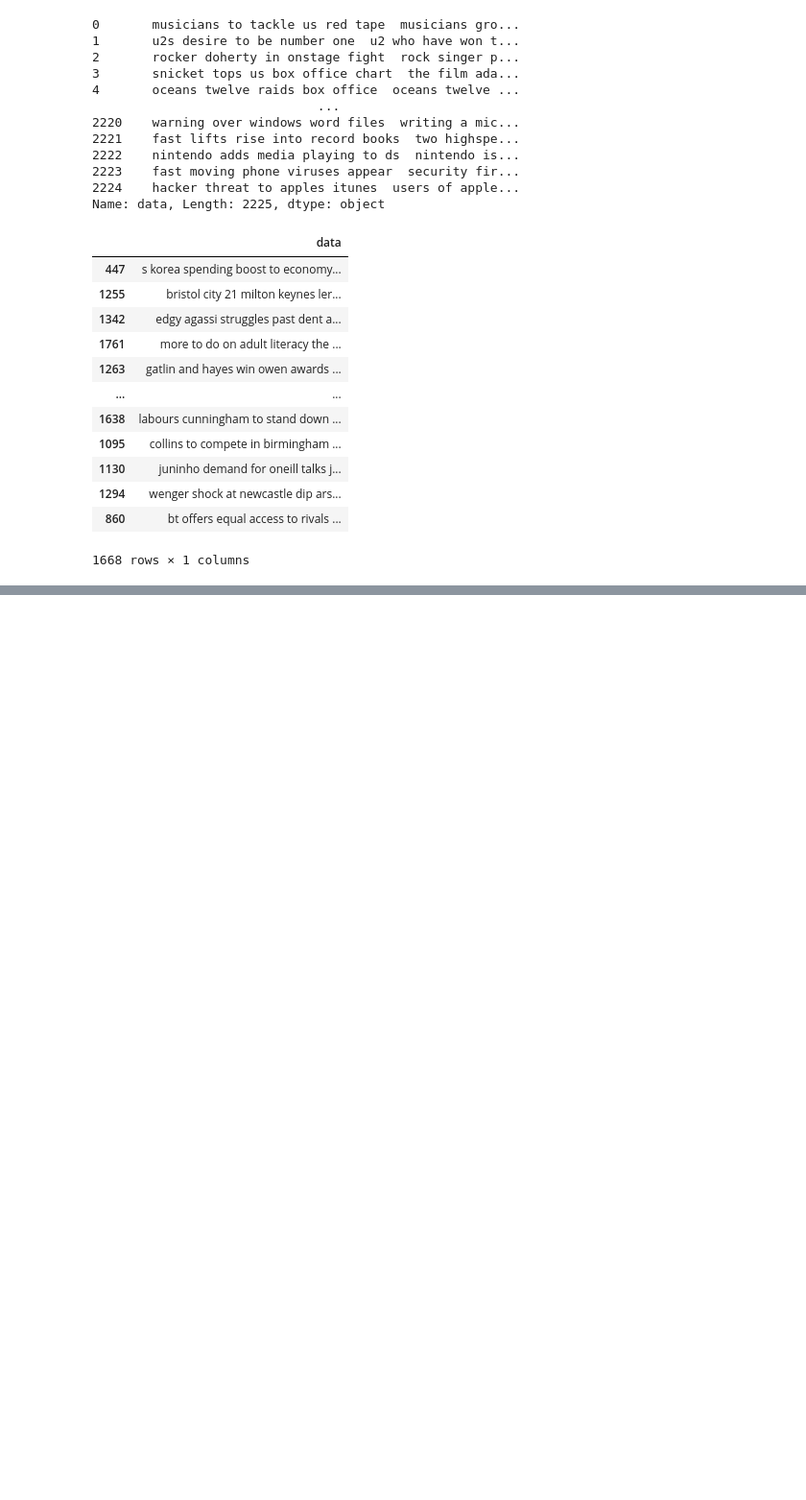
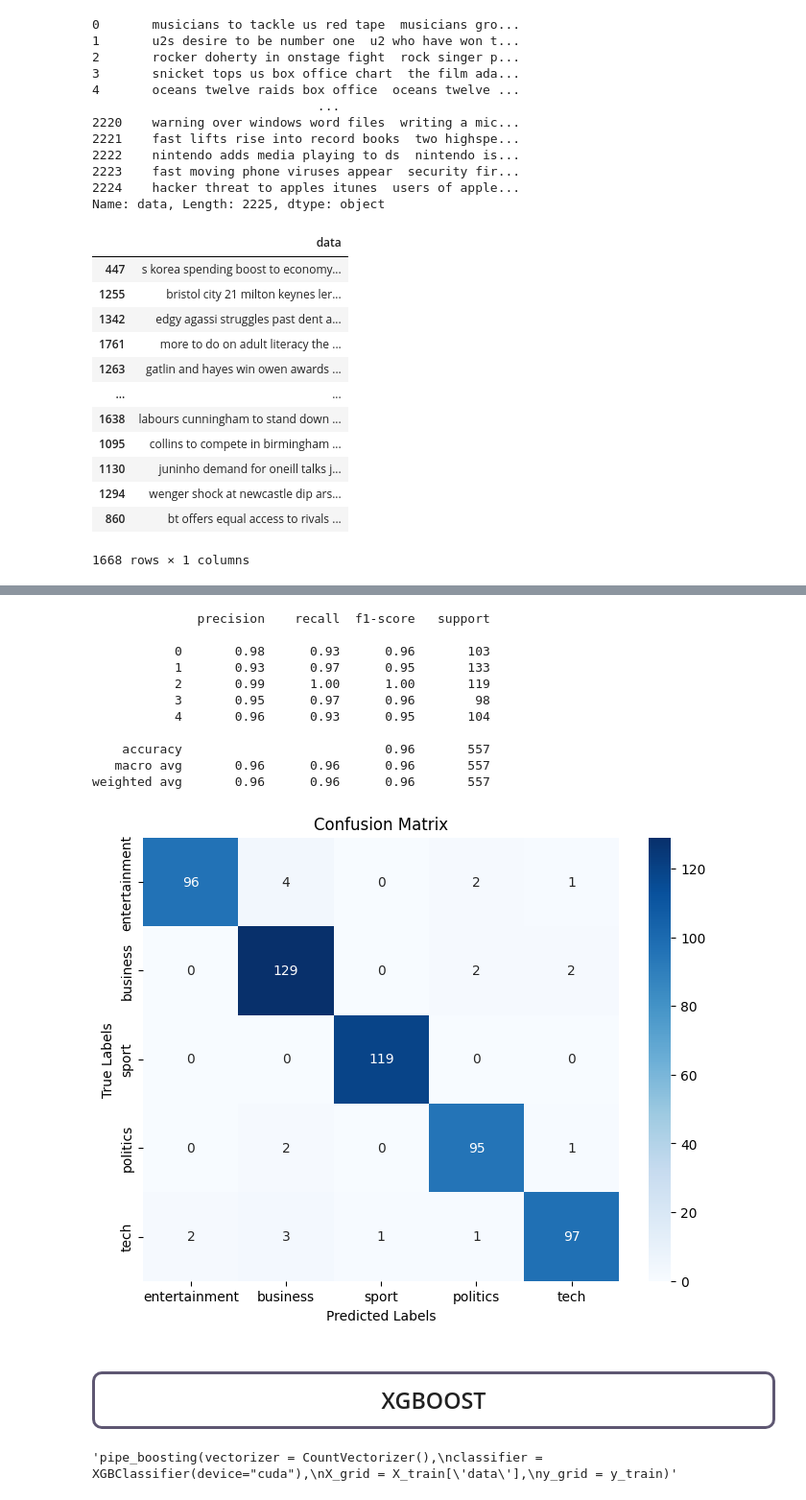
Before and after one commit to Mesutssmn/Gold-USD-Price-Prophet-Prediction, a Jupyter notebook: bbc-nlp-ml-ann-models.ipynb, the cells around one changed output, grey strips where cells are left out. Shown at 96% size. Cells and saved outputs as stored; diff of their text form; code cells hidden in the pictures; blank space fills up the shorter version.

```diff
--- a/bbc-nlp-ml-ann-models.ipynb
+++ b/bbc-nlp-ml-ann-models.ipynb
@@ -284,13 +156,0 @@ array([1., 2., 2., ..., 2., 2., 1.], dtype=float32)
-# %%
-cm = confusion_matrix(y_test, lgb_pred)
-
-# Define class labels
-class_labels = ['entertainment', 'business','sport','politics','tech']
-
-# Plot confusion matrix as a heatmap
-plt.figure(figsize=(8, 6))
-sns.heatmap(cm, annot=True, cmap='Blues', fmt='d', xticklabels=class_labels, yticklabels=class_labels)
-plt.xlabel('Predicted Labels')
-plt.ylabel('True Labels')
-plt.title('Confusion Matrix')
-plt.show()
@@ -333,0 +209,35 @@ Model: "sequential"
+# %%
+def vec_pred(model,max_df,max_features,ngram_range,stop_words,n_estimators,max_depth=None, learning_rate=None):
+    best_vectorizer = CountVectorizer(max_df=max_df, max_features=max_features, ngram_range=ngram_range, stop_words=stop_words)
+    X_train_vector = best_vectorizer.fit_transform(X_train['data'])
+    best_classifier = model(n_estimators=n_estimators, max_depth=max_depth)
+    best_classifier.fit(X_train_vector, y_train)
+    X_test_vector = best_vectorizer.transform(X_test['data'])
+    y_pred = best_classifier.predict(X_test_vector)
+    print(classification_report(y_test, y_pred))
+
+    cm = confusion_matrix(y_test, y_pred)
+    class_labels = ['entertainment', 'business','sport','politics','tech']
+    plt.figure(figsize=(8, 6))
+    sns.heatmap(cm, annot=True, cmap='Blues', fmt='d', xticklabels=class_labels, yticklabels=class_labels)
+    plt.xlabel('Predicted Labels')
+    plt.ylabel('True Labels')
+    plt.title('Confusion Matrix')
+    plt.show()
+# %%
+vec_pred(RandomForestClassifier,1.0,2000,(1, 3),"english",200)
+# %% [output]
+              precision    recall  f1-score   support
+
+           0       0.98      0.93      0.96       103
+           1       0.93      0.97      0.95       133
+           2       0.99      1.00      1.00       119
+           3       0.95      0.97      0.96        98
+           4       0.96      0.93      0.95       104
+
+    accuracy                           0.96       557
+   macro avg       0.96      0.96      0.96       557
+weighted avg       0.96      0.96      0.96       557
+[figure, added]
+# %% [markdown]
+## <div style="border-radius:10px; border:#5E5772 solid; padding: 12px; background-color: #Q07220; font-size:100%; font-family:Comic Sans MS; font-family:Comic Sans MS; text-align:center"> XGBOOST </div>
@@ -333,0 +282,7 @@ Model: "sequential"
+# %%
+"""pipe_boosting(vectorizer = CountVectorizer(),
+classifier = XGBClassifier(device="cuda"),
+X_grid = X_train['data'],
+y_grid = y_train)"""
+# %% [output]
+'pipe_boosting(vectorizer = CountVectorizer(),\nclassifier = XGBClassifier(device="cuda"),\nX_grid = X_train[\'data\'],\ny_grid = y_train)'
```
Also changed, not shown: parts of 76 cells of this notebook.
